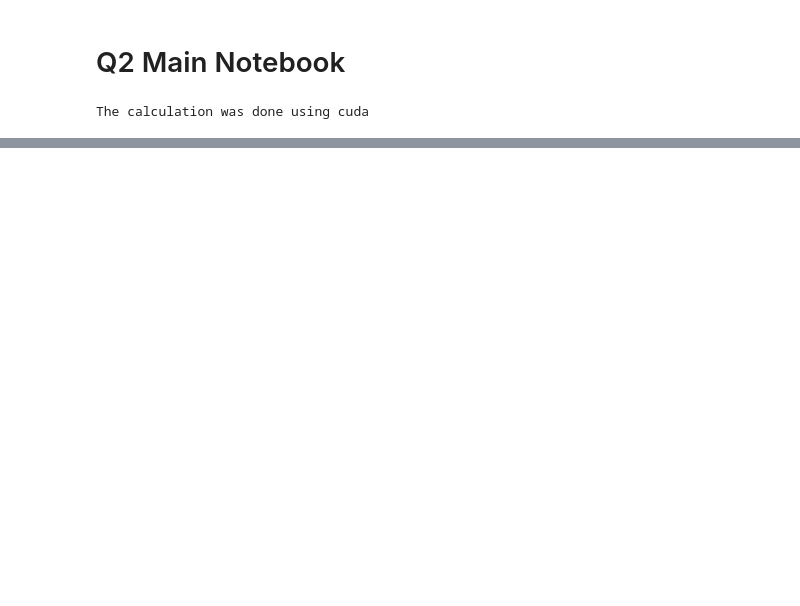
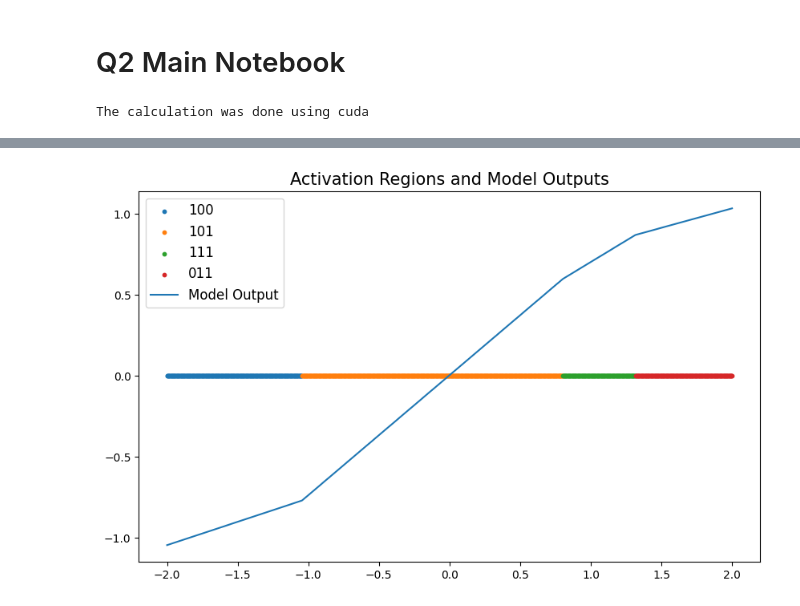
Before and after one commit to mao1756/CAP5619-sp24, a Jupyter notebook: HW1/codes/q2main.ipynb, the cells around one changed output, grey strips where cells are left out. Cells and saved outputs as stored; diff of their text form; code cells hidden in the pictures; blank space fills up the shorter version.

```diff
--- a/HW1/codes/q2main.ipynb
+++ b/HW1/codes/q2main.ipynb
@@ -101,0 +133,22 @@ last_test_max_loss
+# %%
+activation_patterns = []
+activation_regions = {}
+
+# forward pass
+for x_value in x_test:
+    neural_nets[1](torch.tensor([x_value]).to(device))
+    pattern_key = activation_patterns[-1]
+    if pattern_key not in activation_regions:
+        activation_regions[pattern_key] = [] # create an empty array to append
+    activation_regions[pattern_key].append(x_value.item())
+# %%
+plt.figure(figsize=(10, 6))
+for pattern, values in activation_regions.items():
+    plt.scatter(values, [0] * len(values), label=bool2str(pattern), s=10)
+plt.plot(x_test.cpu().detach().numpy(), neural_nets[1](x_test).cpu().detach().numpy(), label="Model Output")
+plt.legend(fontsize=12)
+plt.title("Activation Regions and Model Outputs", fontsize=15)
+plt.savefig('q2b.png')
+plt.show()
+# %% [output]
+[figure, added]
```
Also changed, not shown: parts of 8 cells of this notebook.
